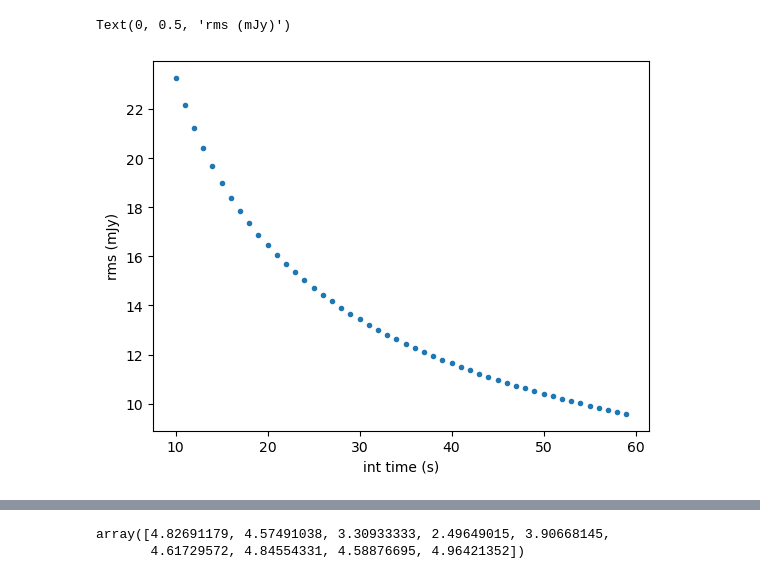
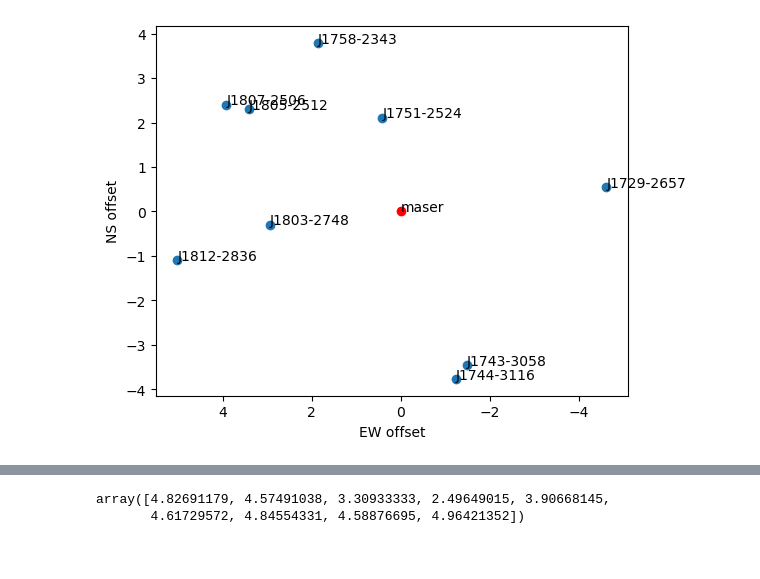
Before and after one commit to lucasjord/spiralssched, a Jupyter notebook: year3/calibrator_selection.ipynb, the cells around one changed output, grey strips where cells are left out. Saved outputs shown, nothing was run; the diff lists cells and outputs as text; code cells hidden in the pictures.

```diff
--- a/year3/calibrator_selection.ipynb
+++ b/year3/calibrator_selection.ipynb
@@ -40,13 +40,19 @@ R = pd.DataFrame(r,columns=['G','Name','RA','DEC','xerr','yerr','xyc','obs','C',
 #t1 = SkyCoord('18h34m36.84s -08d01m00.7s') #g023
 #t1 = SkyCoord('18h30m36.07s -10d07m10.9s') #g027.50
 #t1 = SkyCoord('16:41:06.05 -47:07:02.5',unit=(u.hourangle,u.degree))  #g031.12
-t1 = SkyCoord('15:00:55 -58:58:52',unit=(u.hourangle,u.degree))  	#g318
+#t1 = SkyCoord('15:00:55 -58:58:52',unit=(u.hourangle,u.degree))  	#g318
+#t1 = SkyCoord('11:23:42.2 -60:54:33.5',unit=(u.hourangle,u.degree))  	#g292
+#t1 = SkyCoord(' 14:19:36.0 -60:51:59.0',unit=(u.hourangle,u.degree))  	#g313
+#t1 = SkyCoord('17:49:59.84 -27:30:36.9',unit=(u.hourangle,u.degree))
+t1 = SkyCoord('17:31:13.91,-35:44:08.7',unit=(u.hourangle,u.degree))
+
+
 
 c = SkyCoord(ra_hms,dc_dms)
 
 sep1 = (c.separation(t1).value < 6.0)
 # %%
-indx  = (R['X'].astype(float) > .07)*sep1
+indx  = (R['Xures'].astype(float) > .04)*sep1*(R['G']=='C')
 c1    = c[indx]
 names = r[indx,1]
 # %%
@@ -115,8 +63,14 @@ rms = 1.2*np.sqrt(3500*550)/np.sqrt(2*2*128e6*t)*1000
-# %%
-fig, ax = plt.subplots(1)
-ax.plot(t,rms,'.')
-ax.set_xlabel('int time (s)')
-ax.set_ylabel('rms (mJy)')
-# %% [output]
-Text(0, 0.5, 'rms (mJy)')
-[figure, removed]
+# %%
+fig, ax = plt.subplots(1)
+ax.plot((c1.ra.deg - t1.ra.deg)*np.cos(t1.dec.rad),c1.dec.deg - t1.dec.deg,'o')
+ax.plot(0,0,'ro')
+ax.text(0,0,'maser')
+for i in range(len(names)):
+    ax.text((c1[i].ra.deg - t1.ra.deg)*np.cos(t1.dec.rad),c1[i].dec.deg - t1.dec.deg,names[i])
+ax.invert_xaxis()
+ax.set_aspect('equal')
+ax.set_ylabel('NS offset')
+ax.set_xlabel('EW offset')
+fig.savefig('/Users/lucas3/G00171m0.08_quasars.pdf',bbox_inches='tight')
+# %% [output]
+[figure, added]
```
Also changed, not shown: parts of 9 cells of this notebook, 4 other files.
